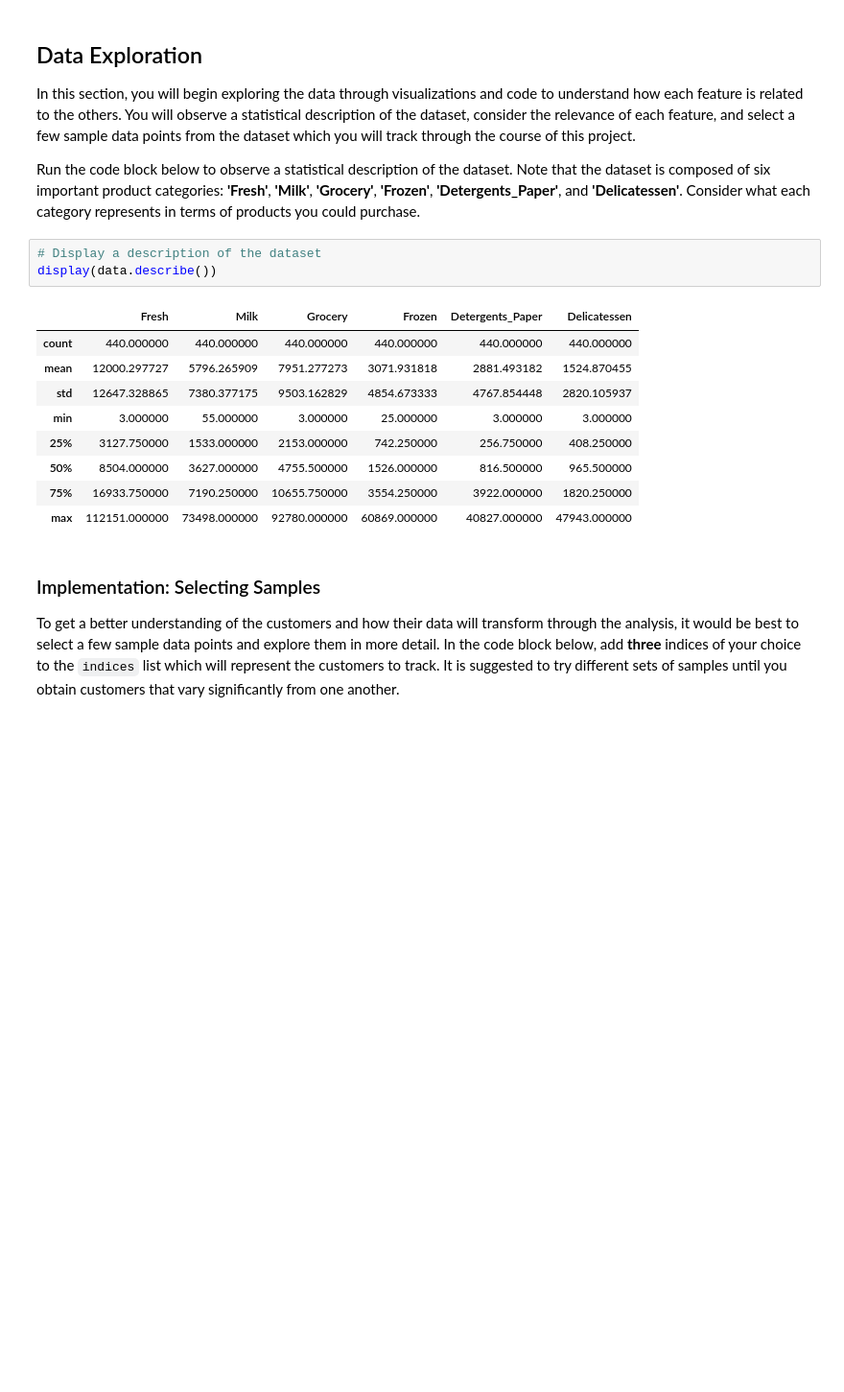
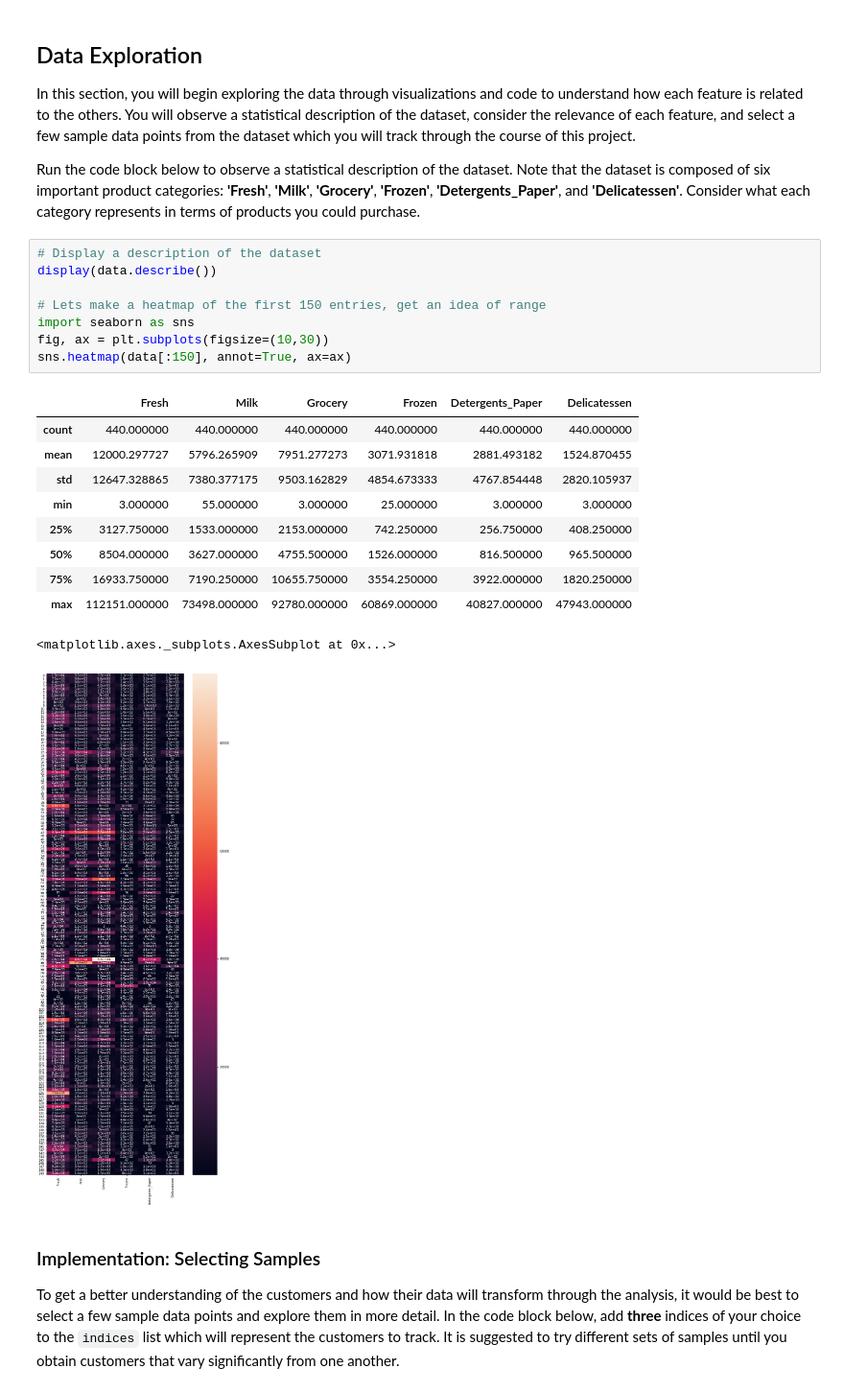
Before and after one commit to networkthings/Udacity_MLND, a Jupyter notebook: customer_segments/customer_segments.ipynb, the cells around one changed output. Shown at 96% size. Saved outputs shown, nothing was run; the diff lists cells and outputs as text; blank space fills up the shorter version.

```diff
--- a/customer_segments/customer_segments.ipynb
+++ b/customer_segments/customer_segments.ipynb
@@ -42,19 +42,26 @@ Wholesale customers dataset has 440 samples with 6 features each.
 In this section, you will begin exploring the data through visualizations and code to understand how each feature is related to the others. You will observe a statistical description of the dataset, consider the relevance of each feature, and select a few sample data points from the dataset which you will track through the course of this project.
 
 Run the code block below to observe a statistical description of the dataset. Note that the dataset is composed of six important product categories: **'Fresh'**, **'Milk'**, **'Grocery'**, **'Frozen'**, **'Detergents_Paper'**, and **'Delicatessen'**. Consider what each category represents in terms of products you could purchase.
-# %%
-# Display a description of the dataset
-display(data.describe())
-# %% [output]
-|  | Fresh | Milk | Grocery | Frozen | Detergents_Paper | Delicatessen |
-| count | 440.000000 | 440.000000 | 440.000000 | 440.000000 | 440.000000 | 440.000000 |
-| mean | 12000.297727 | 5796.265909 | 7951.277273 | 3071.931818 | 2881.493182 | 1524.870455 |
-| std | 12647.328865 | 7380.377175 | 9503.162829 | 4854.673333 | 4767.854448 | 2820.105937 |
-| min | 3.000000 | 55.000000 | 3.000000 | 25.000000 | 3.000000 | 3.000000 |
-| 25% | 3127.750000 | 1533.000000 | 2153.000000 | 742.250000 | 256.750000 | 408.250000 |
-| 50% | 8504.000000 | 3627.000000 | 4755.500000 | 1526.000000 | 816.500000 | 965.500000 |
-| 75% | 16933.750000 | 7190.250000 | 10655.750000 | 3554.250000 | 3922.000000 | 1820.250000 |
-| max | 112151.000000 | 73498.000000 | 92780.000000 | 60869.000000 | 40827.000000 | 47943.000000 |
+# %%
+# Display a description of the dataset
+display(data.describe())
+
+# Lets make a heatmap of the first 150 entries, get an idea of range
+import seaborn as sns
+fig, ax = plt.subplots(figsize=(10,30))
+sns.heatmap(data[:150], annot=True, ax=ax)
+# %% [output]
+|  | Fresh | Milk | Grocery | Frozen | Detergents_Paper | Delicatessen |
+| count | 440.000000 | 440.000000 | 440.000000 | 440.000000 | 440.000000 | 440.000000 |
+| mean | 12000.297727 | 5796.265909 | 7951.277273 | 3071.931818 | 2881.493182 | 1524.870455 |
+| std | 12647.328865 | 7380.377175 | 9503.162829 | 4854.673333 | 4767.854448 | 2820.105937 |
+| min | 3.000000 | 55.000000 | 3.000000 | 25.000000 | 3.000000 | 3.000000 |
+| 25% | 3127.750000 | 1533.000000 | 2153.000000 | 742.250000 | 256.750000 | 408.250000 |
+| 50% | 8504.000000 | 3627.000000 | 4755.500000 | 1526.000000 | 816.500000 | 965.500000 |
+| 75% | 16933.750000 | 7190.250000 | 10655.750000 | 3554.250000 | 3922.000000 | 1820.250000 |
+| max | 112151.000000 | 73498.000000 | 92780.000000 | 60869.000000 | 40827.000000 | 47943.000000 |
+<matplotlib.axes._subplots.AxesSubplot at 0x...>
+[figure, added]
 # %% [markdown]
 ### Implementation: Selecting Samples
 To get a better understanding of the customers and how their data will transform through the analysis, it would be best to select a few sample data points and explore them in more detail. In the code block below, add **three** indices of your choice to the `indices` list which will represent the customers to track. It is suggested to try different sets of samples until you obtain customers that vary significantly from one another.
```
Also changed, not shown: parts of 7 cells of this notebook, 1 other file.
